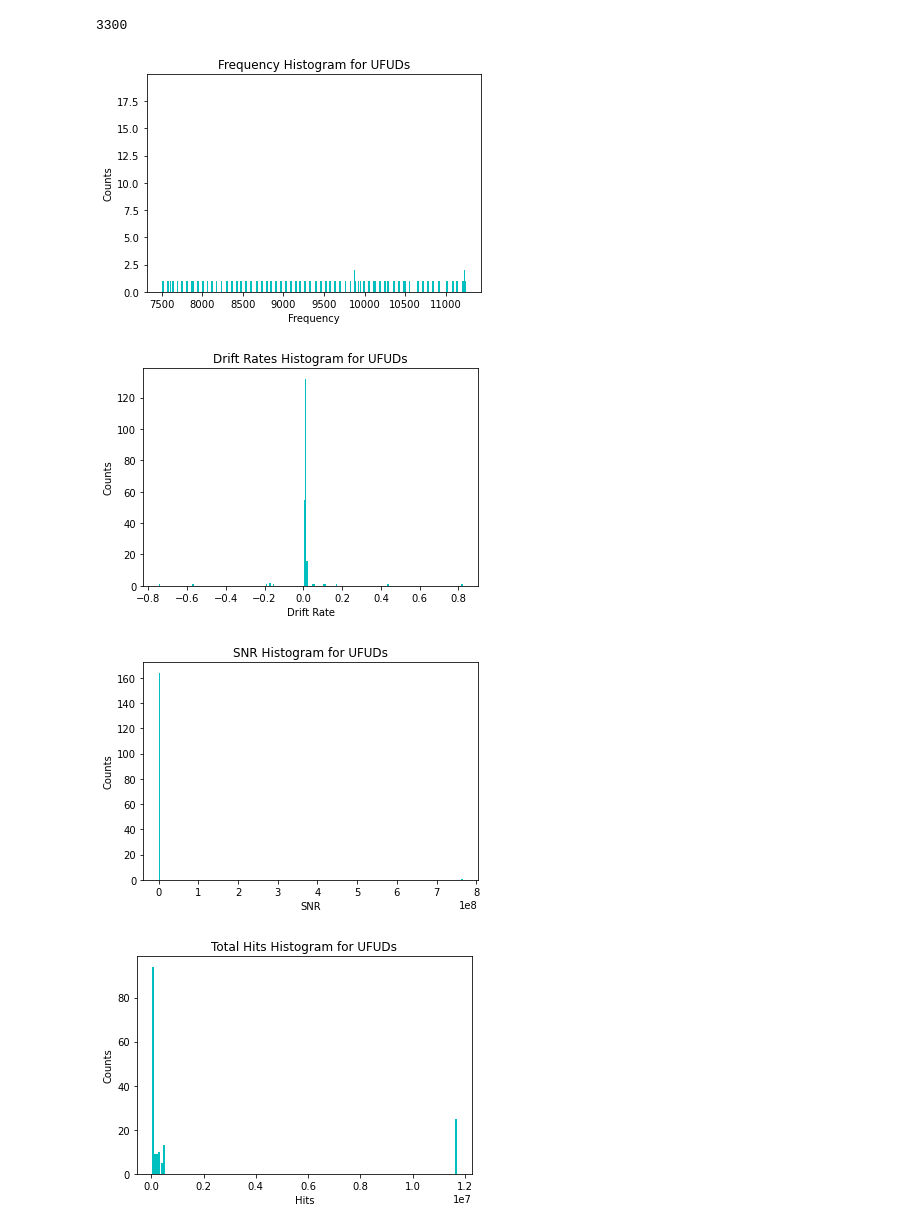
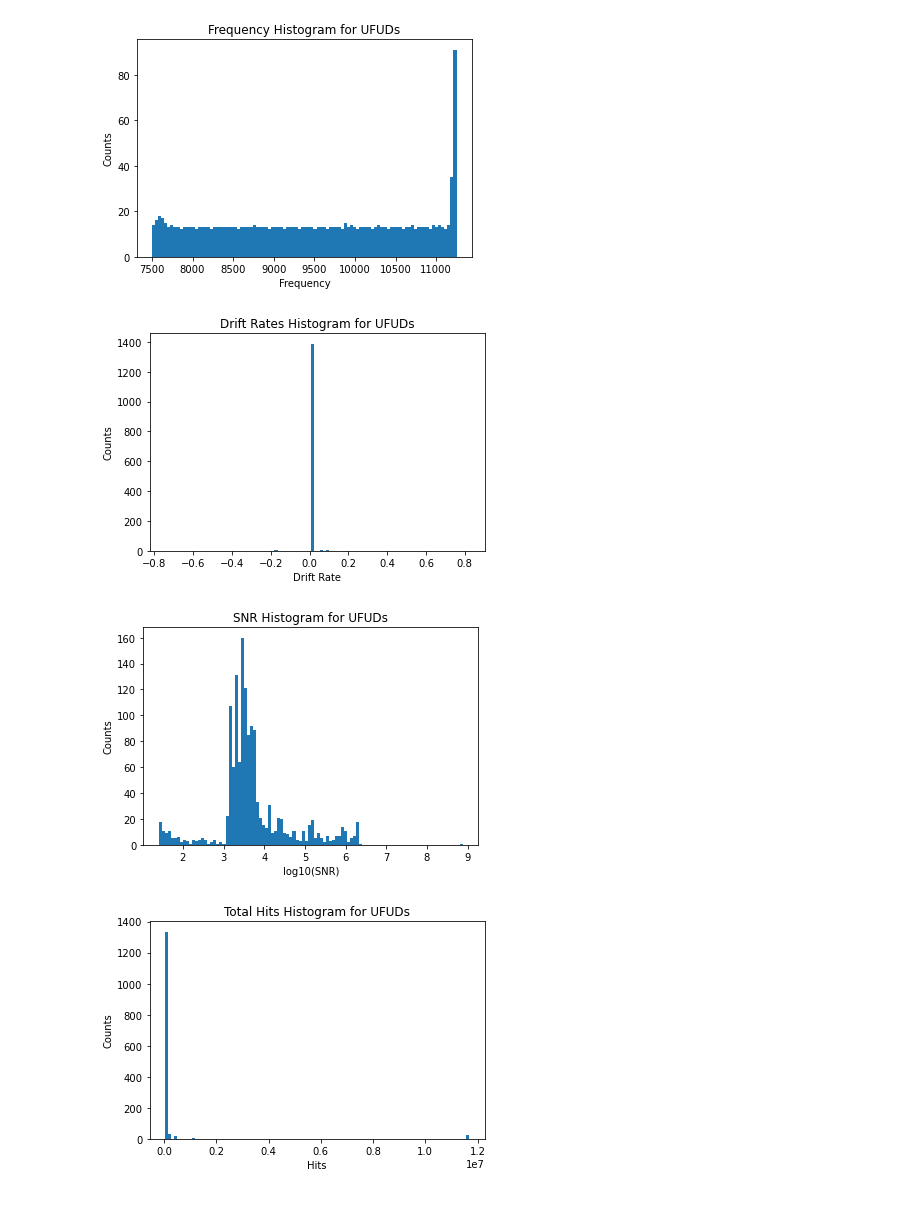
Before and after one commit to ewhite42/bl-gbt-ewhite, a Jupyter notebook: plotting_ufuds.ipynb, the cells around one changed output. Saved outputs shown, nothing was run; the diff lists cells and outputs as text; code cells hidden in the pictures.

```diff
--- a/plotting_ufuds.ipynb
+++ b/plotting_ufuds.ipynb
@@ -2,6 +2,7 @@
 #In this notebook, we'll create plots from unspliced-filterbank unspliced-dat files (UFUDs)
 #Ellie White, 21 Jan 2021
 %matplotlib inline
+import numpy as np
 import pylab as plt
 
 #first, read in the .dat files for the first scan in the cadence:
@@ -32,68 +33,64 @@ for node in nodes_list:
     for line in infile.readlines():
         if line[0] != '#':
             items = line.split()
-            drift_rates.append(float(items[1].strip()))
-            snr.append(float(items[2].strip()))
-            corr_freq.append(float(items[4].strip()))
-            full_num_hits.append(float(items[11].strip()))
-
-    all_drifts.append(drift_rates)
-    all_snr.append(snr)
-    all_corr_freq.append(corr_freq)
-    all_hits.append(full_num_hits)
-
-    #create list of frequencies without nested arrays so we can easily verify no overlap
-    corr_freq.sort()
-    for c in corr_freq:
-        all_freq.append(c)
-
+            all_drifts.append(float(items[1].strip()))
+            all_snr.append(float(items[2].strip()))
+            all_corr_freq.append(float(items[4].strip()))
+            all_hits.append(float(items[11].strip()))
 
 #create histograms
 
 #number of bins
-n_bins = len(all_corr_freq[0])
-print(n_bins*len(all_corr_freq))
+n_bins = 100 #len(all_corr_freq[0])
 
-for i in range(len(all_corr_freq)):
-    plt.hist(all_corr_freq[i], bins=n_bins, color='c')
+#for i in range(len(all_corr_freq)):
+#    plt.hist(all_corr_freq[i], bins=n_bins, color='c')
+
+plt.hist(all_corr_freq, bins=n_bins)
 plt.xlabel('Frequency')
 plt.ylabel('Counts')
 plt.title('Frequency Histogram for UFUDs')
 plt.savefig('/home/ewhite/voyager_histograms/ufuds_freq_hist.png', dpi=300)
 plt.show()
 
-for j in range(len(all_drifts)):
-    plt.hist(all_drifts[j], bins=n_bins, color='c')
+#for j in range(len(all_drifts)):
+#    plt.hist(all_drifts[j], bins=n_bins, color='c')
 
+all_drifts = np.array(all_drifts)
+
+plt.hist(all_drifts, bins=n_bins)
 plt.xlabel('Drift Rate')
 plt.ylabel('Counts')
 plt.title('Drift Rates Histogram for UFUDs')
 plt.savefig('/home/ewhite/voyager_histograms/ufuds_drifts_hist.png', dpi=300)
 plt.show()
 
-for k in range(len(all_snr)):
-    plt.hist(all_snr[k], bins=n_bins, color='c')
+#for k in range(len(all_snr)):
+#    plt.hist(all_snr[k], bins=n_bins, color='c')
 
-plt.xlabel('SNR')
+all_snr = np.array(all_snr)
+
+plt.hist(np.log10(all_snr), bins=n_bins)
+plt.xlabel('log10(SNR)')
 plt.ylabel('Counts')
 plt.title('SNR Histogram for UFUDs')
 plt.savefig('/home/ewhite/voyager_histograms/ufuds_snr_hist.png', dpi=300)
 plt.show()
 
-for l in range(len(all_hits)):
-    plt.hist(all_hits[l], bins=n_bins, color='c')
+#for l in range(len(all_hits)):
+#    plt.hist(all_hits[l], bins=n_bins, color='c')
 
+plt.hist(all_hits, bins=n_bins)
 plt.xlabel('Hits')
 plt.ylabel('Counts')
 plt.title('Total Hits Histogram for UFUDs')
 plt.savefig('/home/ewhite/voyager_histograms/ufuds_hits_hist.png', dpi=300)
 plt.show()
 # %% [output]
-3300
-[figure, old version]
+[figure, new version]
-[figure, old version]
+[figure, new version]
-[figure, old version]
+[figure, new version]
-[figure, old version]
+[figure, new version]
 # %%
 #verify that there are no overlapping frequencies in the .dat files
 '''freq_len = len(all_freq)
```
Also changed, not shown: parts of 1 cell of this notebook.
